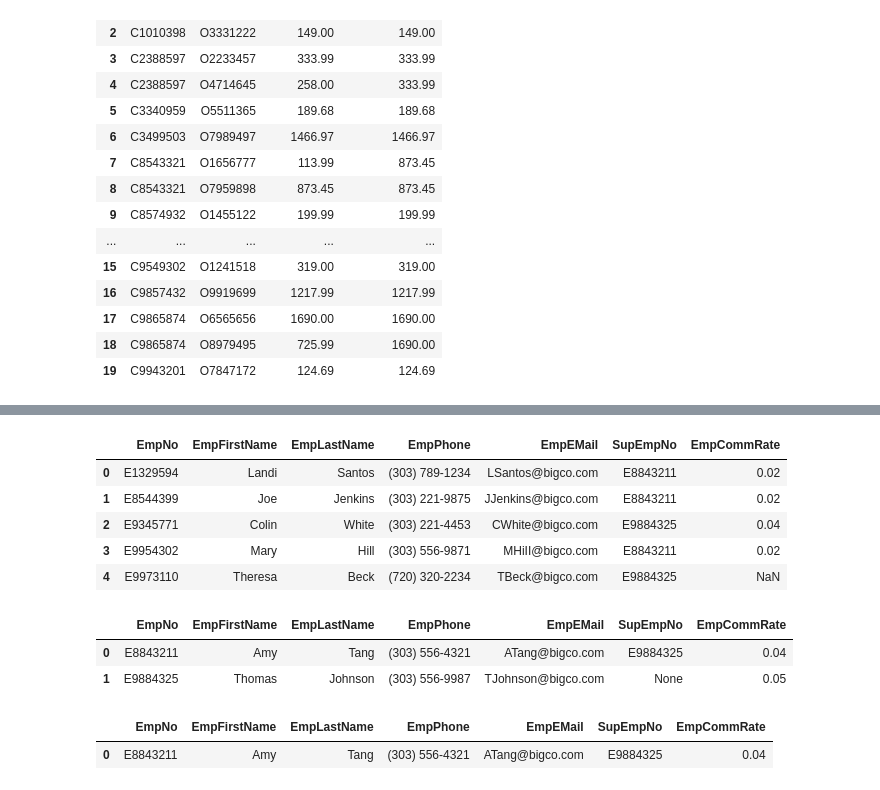
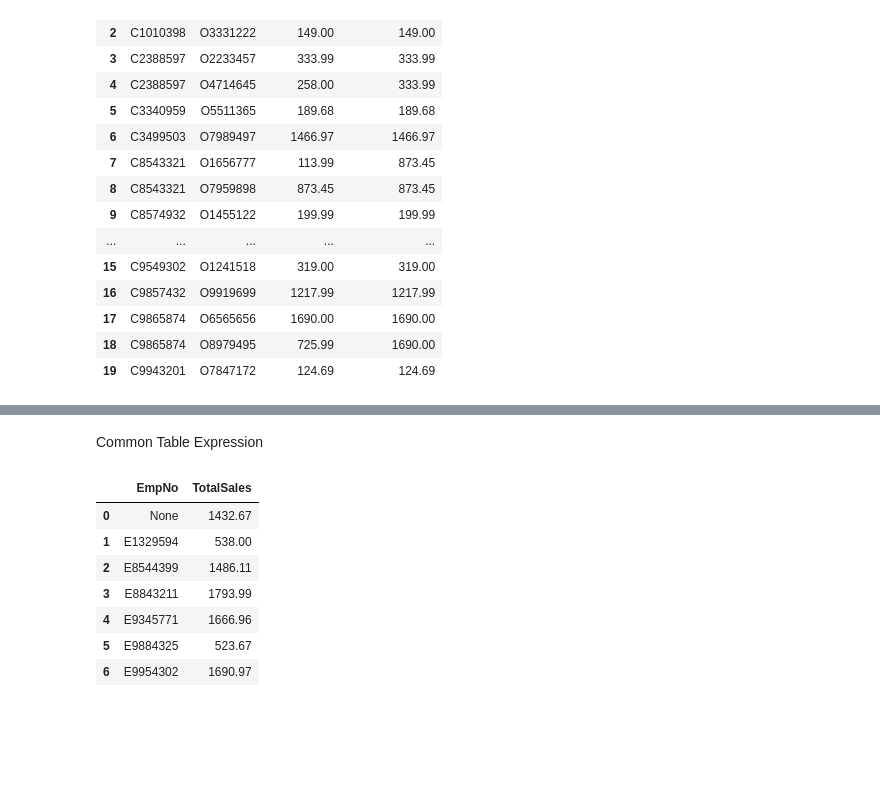
Before and after one commit to ogut77/BA, a Jupyter notebook: Partititon-CTE.ipynb, the cells around one changed output, grey strips where cells are left out. Drawn from its saved outputs; the diff is of its cells as text; code cells hidden in the pictures; blank space fills up the shorter version.

```diff
--- a/Partititon-CTE.ipynb
+++ b/Partititon-CTE.ipynb
@@ -1053,37 +284,30 @@ Q34
-# %%
-#Step 2
-txt='''
-
-
-'''
-Q34 =  psql.sqldf(txt)
-Q34
-# %% [output]
-|  | EmpNo | EmpFirstName | EmpLastName | EmpPhone | EmpEMail | SupEmpNo | EmpCommRate |
-| 0 | E1329594 | Landi | Santos | (303) 789-1234 | LSantos@bigco.com | E8843211 | 0.02 |
-| 1 | E8544399 | Joe | Jenkins | (303) 221-9875 | JJenkins@bigco.com | E8843211 | 0.02 |
-| 2 | E9345771 | Colin | White | (303) 221-4453 | CWhite@bigco.com | E9884325 | 0.04 |
-| 3 | E9954302 | Mary | Hill | (303) 556-9871 | MHiII@bigco.com | E8843211 | 0.02 |
-| 4 | E9973110 | Theresa | Beck | (720) 320-2234 | TBeck@bigco.com | E9884325 | NaN |
-# %%
-#Find employee who are supervisor
-txt='''
-
-
-'''
-Q34 =  psql.sqldf(txt)
-Q34
-# %% [output]
-|  | EmpNo | EmpFirstName | EmpLastName | EmpPhone | EmpEMail | SupEmpNo | EmpCommRate |
-| 0 | E8843211 | Amy | Tang | (303) 556-4321 | ATang@bigco.com | E9884325 | 0.04 |
-| 1 | E9884325 | Thomas | Johnson | (303) 556-9987 | TJohnson@bigco.com | None | 0.05 |
-# %%
-#35-Find employee who are both supervisor and  has supervisor..
-txt='''
-
-'''
-Q35 =  psql.sqldf(txt)
-Q35
-# %% [output]
-|  | EmpNo | EmpFirstName | EmpLastName | EmpPhone | EmpEMail | SupEmpNo | EmpCommRate |
-| 0 | E8843211 | Amy | Tang | (303) 556-4321 | ATang@bigco.com | E9884325 | 0.04 |
+# %% [markdown]
+Common Table Expression
+# %%
+#8. Find total sales for each employee
+txt='''
+WITH SalesCTE AS (
+    SELECT
+        OL.OrdNo,
+        sum(OL.Qty * P.ProdPrice) AS SaleAmount
+    FROM OrdLine OL
+    JOIN Product P ON OL.ProdNo = P.ProdNo
+    Group By OL.OrdNo
+)
+SELECT EmpNo, SUM(SaleAmount) AS TotalSales
+FROM OrderTbl OT join SalesCTE SC on OT.OrdNo = SC.OrdNo
+Group By EmpNo;
+
+
+'''
+Q8 =  psql.sqldf(txt)
+Q8
+# %% [output]
+|  | EmpNo | TotalSales |
+| 0 | None | 1432.67 |
+| 1 | E1329594 | 538.00 |
+| 2 | E8544399 | 1486.11 |
+| 3 | E8843211 | 1793.99 |
+| 4 | E9345771 | 1666.96 |
+| 5 | E9884325 | 523.67 |
+| 6 | E9954302 | 1690.97 |
```
Also changed, not shown: parts of 49 cells of this notebook.
